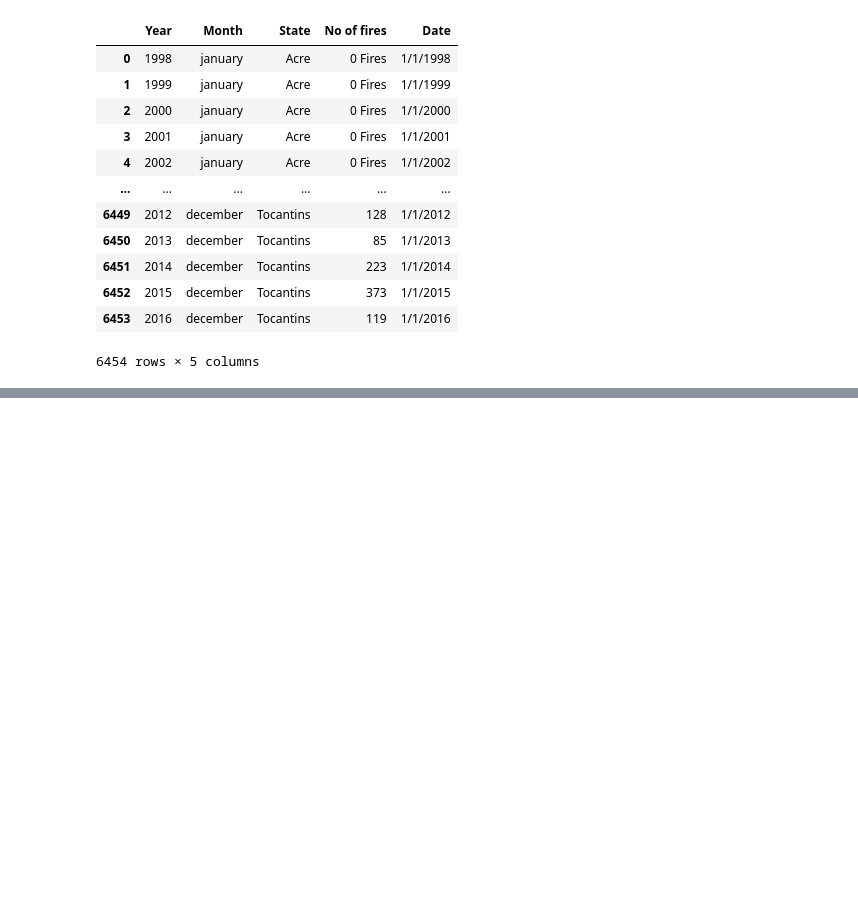
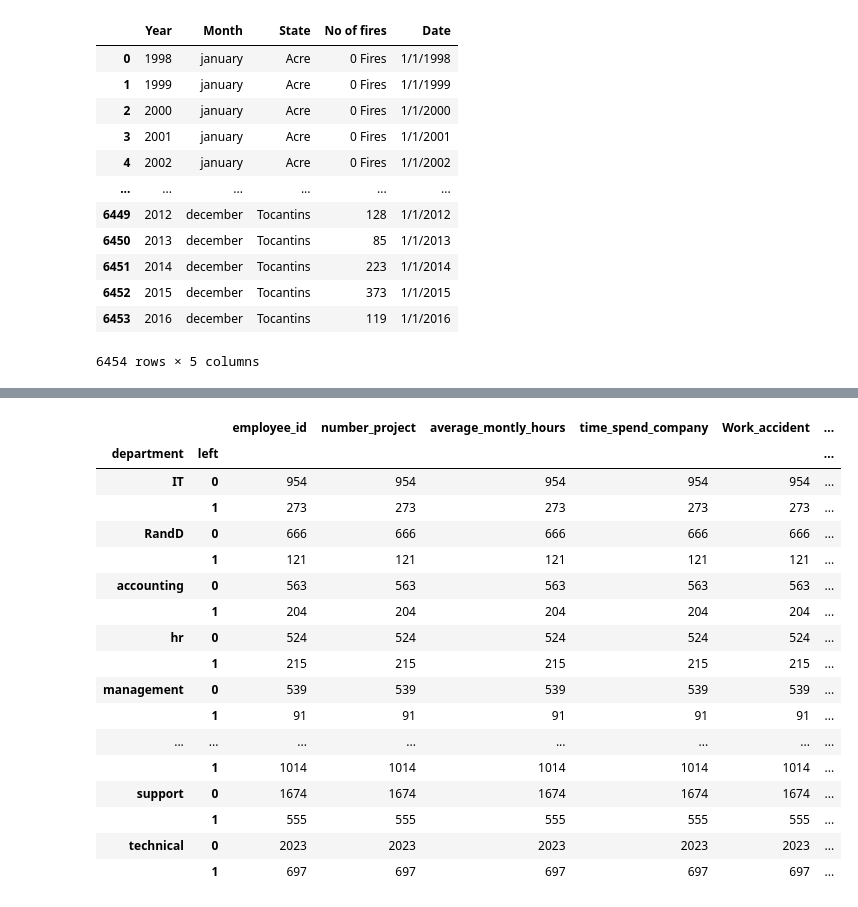
Before and after one commit to syed-khader/learning-python-libraries, a Jupyter notebook: pandasforgithub.ipynb, the cells around one changed output, grey strips where cells are left out. Drawn from its saved outputs; the diff is of its cells as text; code cells hidden in the pictures; blank space fills up the shorter version.

```diff
--- a/pandasforgithub.ipynb
+++ b/pandasforgithub.ipynb
@@ -759,0 +809,6 @@ df2['No of fires']=df2['No of fires'].str.strip('Fires')
+# %%
+df3=pd.read_csv('https://raw.githubusercontent.com/sam6cyber/Datasets/refs/heads/main/hr_data.csv')
+df3
+
+#categorical column --> these are the columns which have very less
+# no of unique values
@@ -759,0 +1095,44 @@ df2['No of fires']=df2['No of fires'].str.strip('Fires')
+# %%
+# Find the number of employees in each department.
+df3.groupby('department')['employee_id'].count()
+# Find the average monthly working hours for each department.
+df3.groupby('department')['average_montly_hours'].mean()
+# Find the maximum monthly working hours in each department.
+df3.groupby('department')['average_montly_hours'].max()
+# Find the minimum monthly working hours in each department.
+df3.groupby('department')['average_montly_hours'].min()
+# Find the average time spent in the company for each department.
+df3.groupby('department')['time_spend_company'].mean()
+# Find the highest number of projects in each department.
+df3.groupby('department')['number_project'].max()
+# Find the employee count for each department based on whether they left (left).
+df3.groupby(['department','left']).count()
+# df3.groupby('department')['left']
+# Find the average company experience grouped by department and left.
+
+# Find the average monthly hours of employees who left in each department.
+# Find the average number of projects handled by employees who left.
+
+
+# Count employees who had a work accident in each department.
+# Find the average monthly hours of employees with work accidents.
+# Compare average projects between employees with and without work accidents.
+# %% [output]
+|  |  | employee_id | number_project | average_montly_hours | time_spend_company | Work_accident | ... |
+| department | left |  |  |  |  |  | ... |
+| IT | 0 | 954 | 954 | 954 | 954 | 954 | ... |
+|  | 1 | 273 | 273 | 273 | 273 | 273 | ... |
+| RandD | 0 | 666 | 666 | 666 | 666 | 666 | ... |
+|  | 1 | 121 | 121 | 121 | 121 | 121 | ... |
+| accounting | 0 | 563 | 563 | 563 | 563 | 563 | ... |
+|  | 1 | 204 | 204 | 204 | 204 | 204 | ... |
+| hr | 0 | 524 | 524 | 524 | 524 | 524 | ... |
+|  | 1 | 215 | 215 | 215 | 215 | 215 | ... |
+| management | 0 | 539 | 539 | 539 | 539 | 539 | ... |
+|  | 1 | 91 | 91 | 91 | 91 | 91 | ... |
+| ... | ... | ... | ... | ... | ... | ... | ... |
+|  | 1 | 1014 | 1014 | 1014 | 1014 | 1014 | ... |
+| support | 0 | 1674 | 1674 | 1674 | 1674 | 1674 | ... |
+|  | 1 | 555 | 555 | 555 | 555 | 555 | ... |
+| technical | 0 | 2023 | 2023 | 2023 | 2023 | 2023 | ... |
+|  | 1 | 697 | 697 | 697 | 697 | 697 | ... |
```
Also changed, not shown: parts of 28 cells of this notebook.
